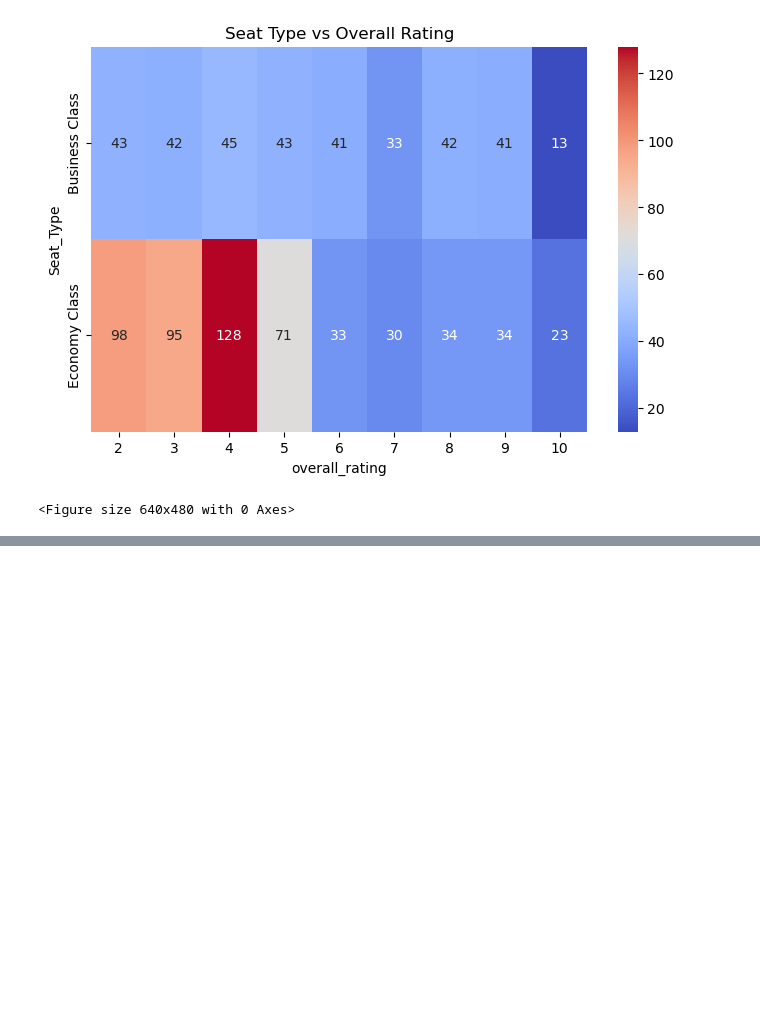
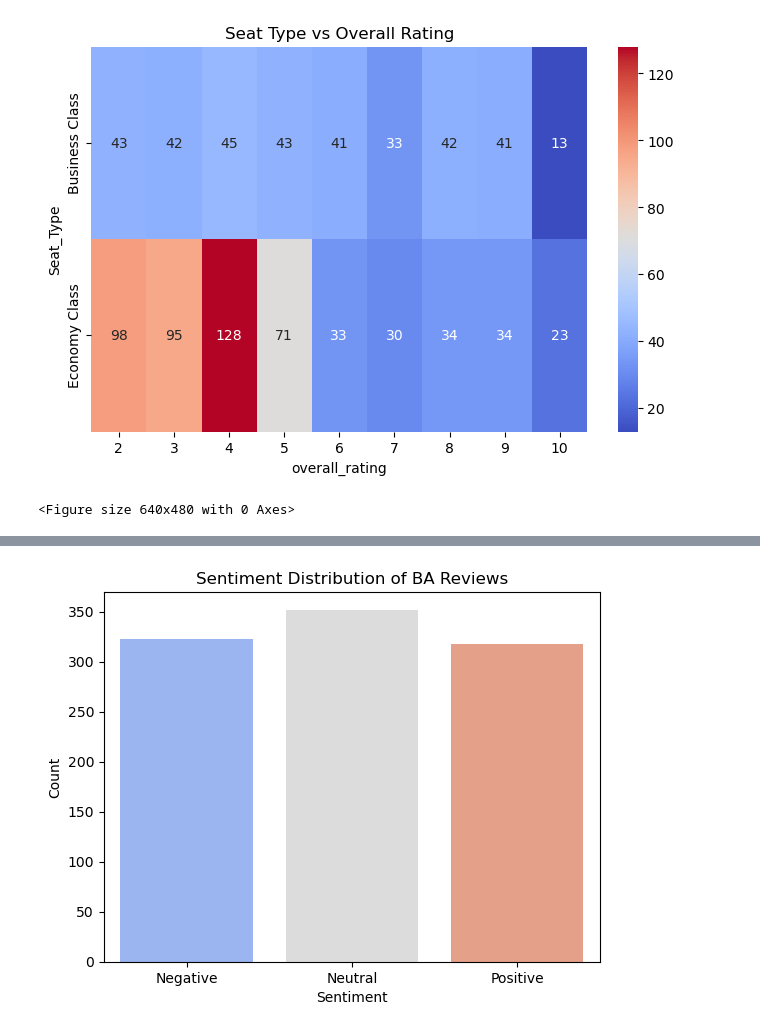
Before and after one commit to Aabhas2/BA_Analysis, a Jupyter notebook: getting_started (1).ipynb, the cells around one changed output, grey strips where cells are left out. Cells and saved outputs as stored; diff of their text form; code cells hidden in the pictures; blank space fills up the shorter version.

```diff
--- a/BA_reviews.ipynb
+++ b/getting_started (1).ipynb
@@ -788,5 +789,3 @@ See the caveats in the documentation: https://pandas.pydata.org/pandas-docs/stab
-# %%
-df = df.drop('Review_Type',axis=1)
 # %%
 df['Review_Type'] = df['overall_rating'].apply(lambda x: 'Positive' if x>=7 else 'Negative')
 # %%
@@ -886,0 +911,5 @@ plt.savefig('eco.png')
+# %%
+nltk.download('stopwords')
+nltk.download('punkt')
+
+stop_words = set(stopwords.words('english'))
@@ -886,0 +936,9 @@ plt.savefig('eco.png')
+# %%
+def clean_text(text):
+    text = text.lower() # convert to lowercase
+    text = re.sub(r'[^\w\s]','',text) #remove punctuation
+    text = " ".join([word for word in word_tokenize(text) if word not in stop_words])
+    return text
+
+df['cleaned_review'] = df['Review_Title'].astype(str).apply(clean_text)
+df.head()
@@ -886,0 +954,16 @@ plt.savefig('eco.png')
+# %%
+from vaderSentiment.vaderSentiment import SentimentIntensityAnalyzer
+
+analyzer = SentimentIntensityAnalyzer()
+
+def get_sentiment(text):
+    score = analyzer.polarity_scores(text)
+    if score['compound'] >= 0.05:
+        return "Positive"
+    elif score['compound'] <= -0.05:
+        return 'Negative'
+    else:
+        return 'Neutral'
+
+df['sentiment'] = df['cleaned_review'].apply(get_sentiment)
+df.head()
@@ -886,0 +977,8 @@ plt.savefig('eco.png')
+# %%
+sns.countplot(x=df['sentiment'], palette='coolwarm', hue=df['sentiment'])
+plt.title('Sentiment Distribution of BA Reviews')
+plt.xlabel('Sentiment')
+plt.ylabel('Count')
+plt.show()
+# %% [output]
+[figure, added]
```
Also changed, not shown: parts of 21 cells of this notebook, 3 other files.
